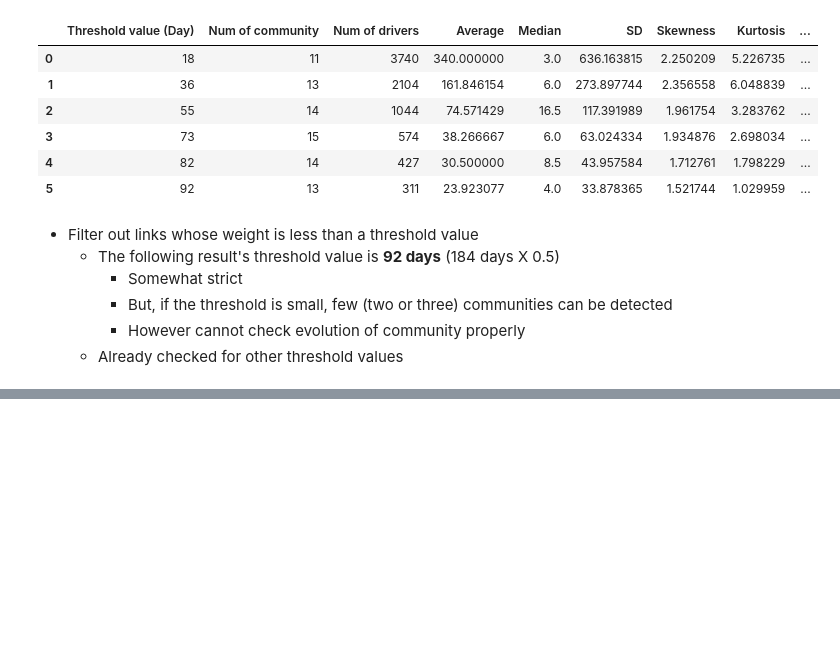
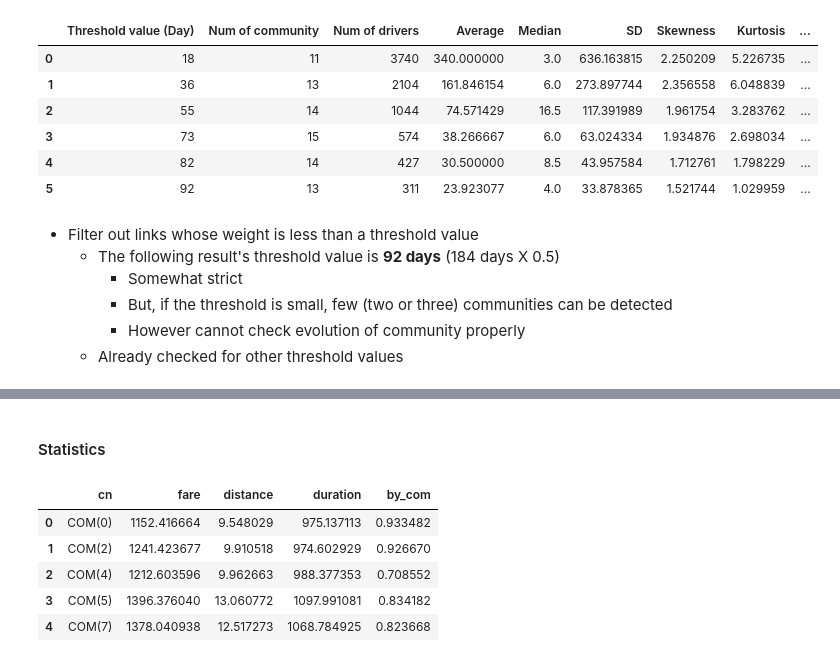
Before and after one commit to PeterGCM/taxi_projects, a Jupyter notebook: community_analysis/report/CA_report_jupyter_notebook.ipynb, the cells around one changed output, grey strips where cells are left out. Cells and saved outputs as stored; diff of their text form; code cells hidden in the pictures; blank space fills up the shorter version.

```diff
--- a/community_analysis/report/CA_report_jupyter_notebook.ipynb
+++ b/community_analysis/report/CA_report_jupyter_notebook.ipynb
@@ -132,0 +179,12 @@ df
+# %% [markdown]
+#### Statistics
+# %%
+df['by_com'] = df['by_com'].apply(lambda x: 1 if (x == 'O' or x == 1) else 0)
+df.groupby(['cn']).mean().loc[:, ['fare', 'distance', 'duration', 'by_com']].reset_index()
+# %% [output]
+|  | cn | fare | distance | duration | by_com |
+| 0 | COM(0) | 1152.416664 | 9.548029 | 975.137113 | 0.933482 |
+| 1 | COM(2) | 1241.423677 | 9.910518 | 974.602929 | 0.926670 |
+| 2 | COM(4) | 1212.603596 | 9.962663 | 988.377353 | 0.708552 |
+| 3 | COM(5) | 1396.376040 | 13.060772 | 1097.991081 | 0.834182 |
+| 4 | COM(7) | 1378.040938 | 12.517273 | 1068.784925 | 0.823668 |
```
Also changed, not shown: parts of 12 cells of this notebook, 6 other files.
